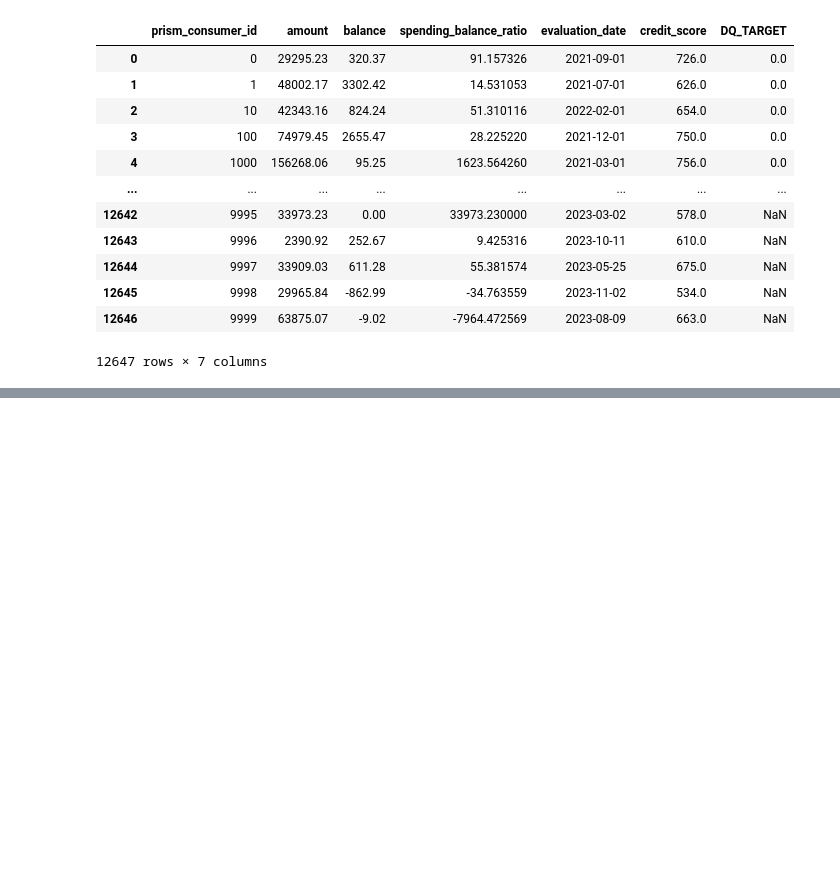
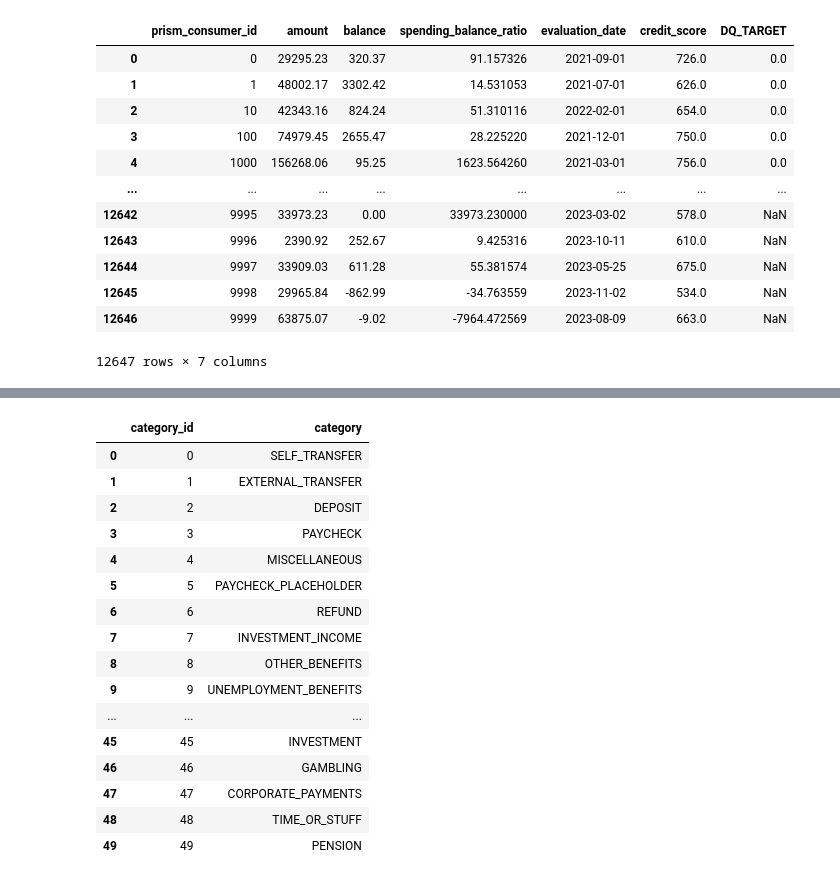
Before and after one commit to hillarychang/dsc180b-capstone-q2, a Jupyter notebook: src/notebooks/kevin_q2_eda.ipynb, the cells around one changed output, grey strips where cells are left out. Cells and saved outputs as stored; diff of their text form; code cells hidden in the pictures; blank space fills up the shorter version.

```diff
--- a/src/notebooks/kevin_q2_eda.ipynb
+++ b/src/notebooks/kevin_q2_eda.ipynb
@@ -516,0 +532,20 @@ ROC-AUC Score: 0.772
+# %%
+categories
+# %% [output]
+|  | category_id | category |
+| 0 | 0 | SELF_TRANSFER |
+| 1 | 1 | EXTERNAL_TRANSFER |
+| 2 | 2 | DEPOSIT |
+| 3 | 3 | PAYCHECK |
+| 4 | 4 | MISCELLANEOUS |
+| 5 | 5 | PAYCHECK_PLACEHOLDER |
+| 6 | 6 | REFUND |
+| 7 | 7 | INVESTMENT_INCOME |
+| 8 | 8 | OTHER_BENEFITS |
+| 9 | 9 | UNEMPLOYMENT_BENEFITS |
+| ... | ... | ... |
+| 45 | 45 | INVESTMENT |
+| 46 | 46 | GAMBLING |
+| 47 | 47 | CORPORATE_PAYMENTS |
+| 48 | 48 | TIME_OR_STUFF |
+| 49 | 49 | PENSION |
```
Also changed, not shown: parts of 4 cells of this notebook.
